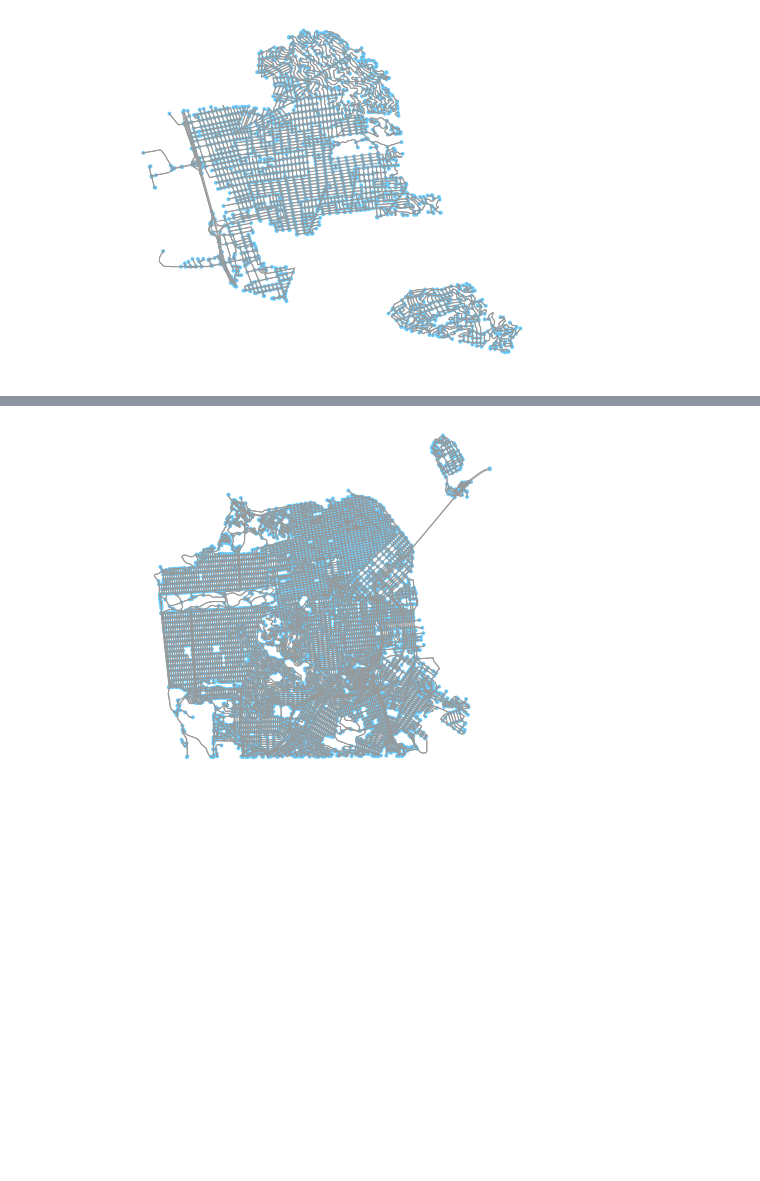
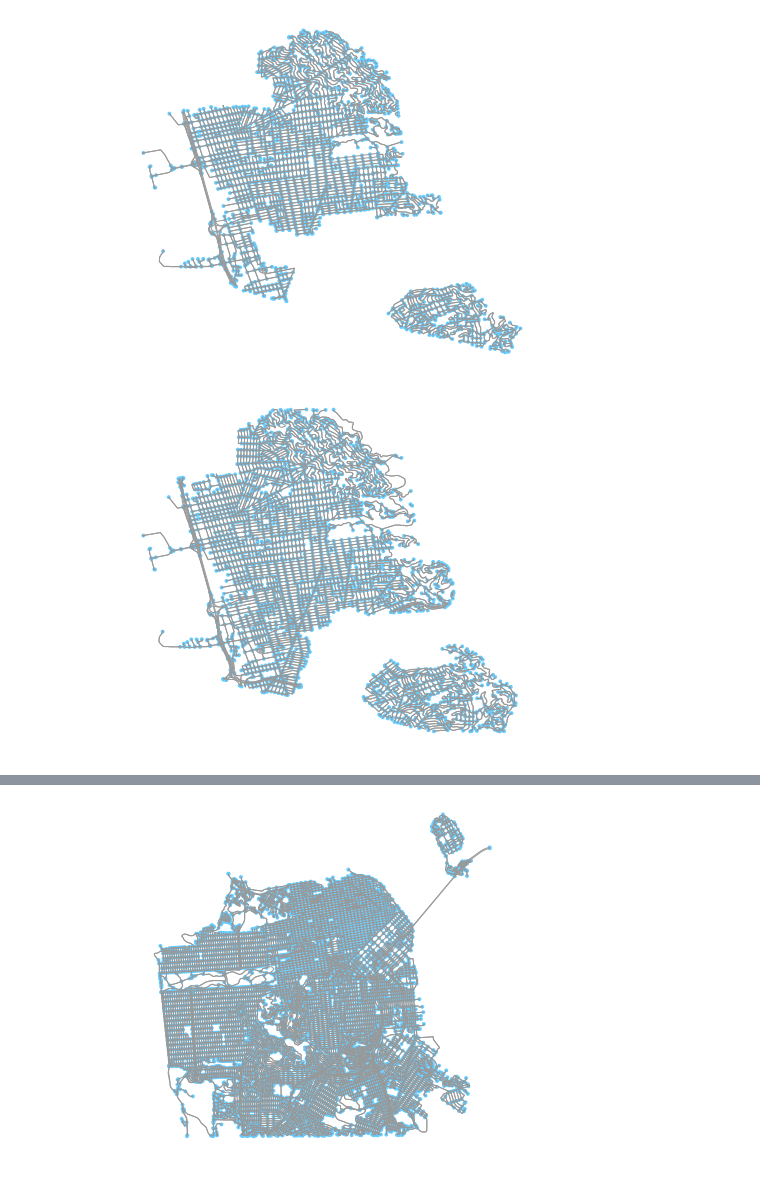
Before and after one commit to gboeing/osmnx, a Jupyter notebook: 03-example-osm-shape-graph.ipynb, the cells around one changed output, grey strips where cells are left out. Saved outputs shown, nothing was run; the diff lists cells and outputs as text; code cells hidden in the pictures; blank space fills up the shorter version.

```diff
--- a/03-example-osm-shape-graph.ipynb
+++ b/03-example-osm-shape-graph.ipynb
@@ -27,3 +35,9 @@ G = osmnx.graph_from_place(places, network_type='drive', retain_all=True)
 fig, ax = osmnx.plot_graph(G, save=True, filename='places.jpg')
 # %% [output]
 [figure]
+# %%
+# you can also create a network with a buffer distance (meters) around the list of places
+G = osmnx.graph_from_place(places, network_type='drive', retain_all=True, buffer_dist=500)
+fig, ax = osmnx.plot_graph(G)
+# %% [output]
+[figure, added]
```
Also changed, not shown: parts of 7 cells of this notebook, 4 other files.
